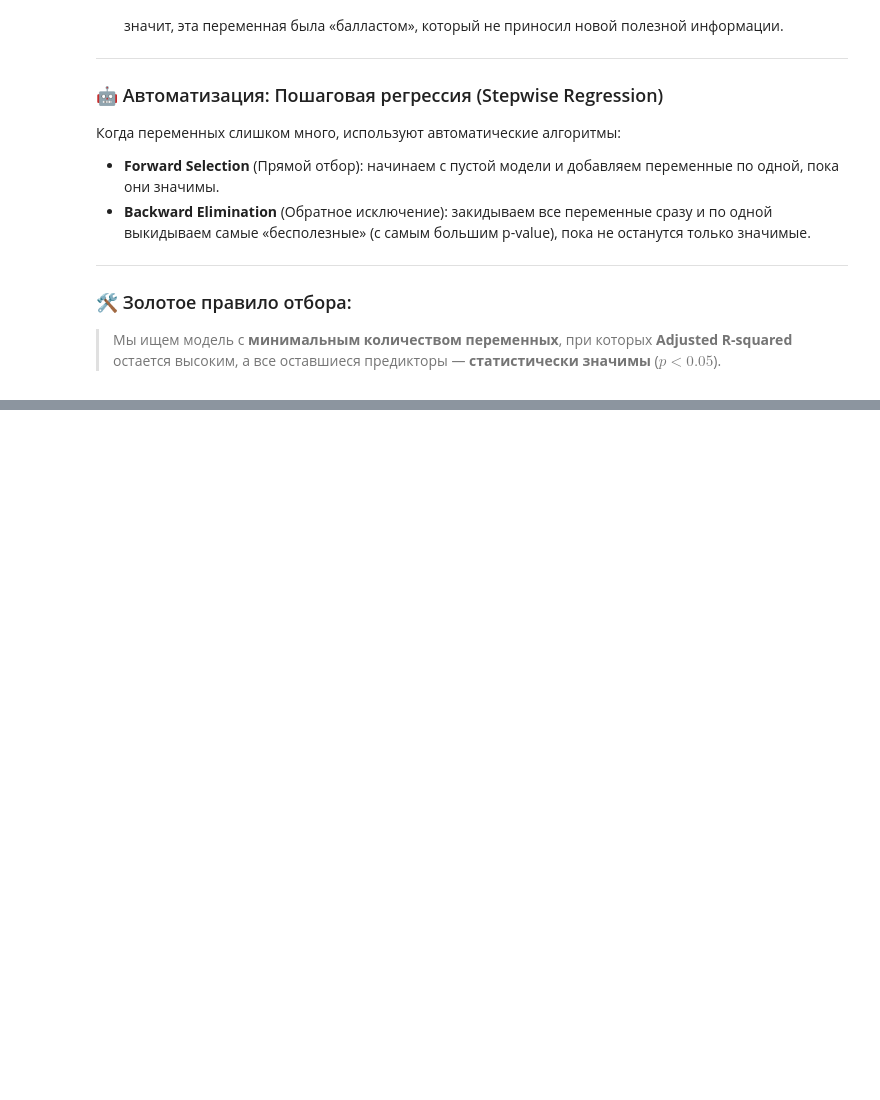
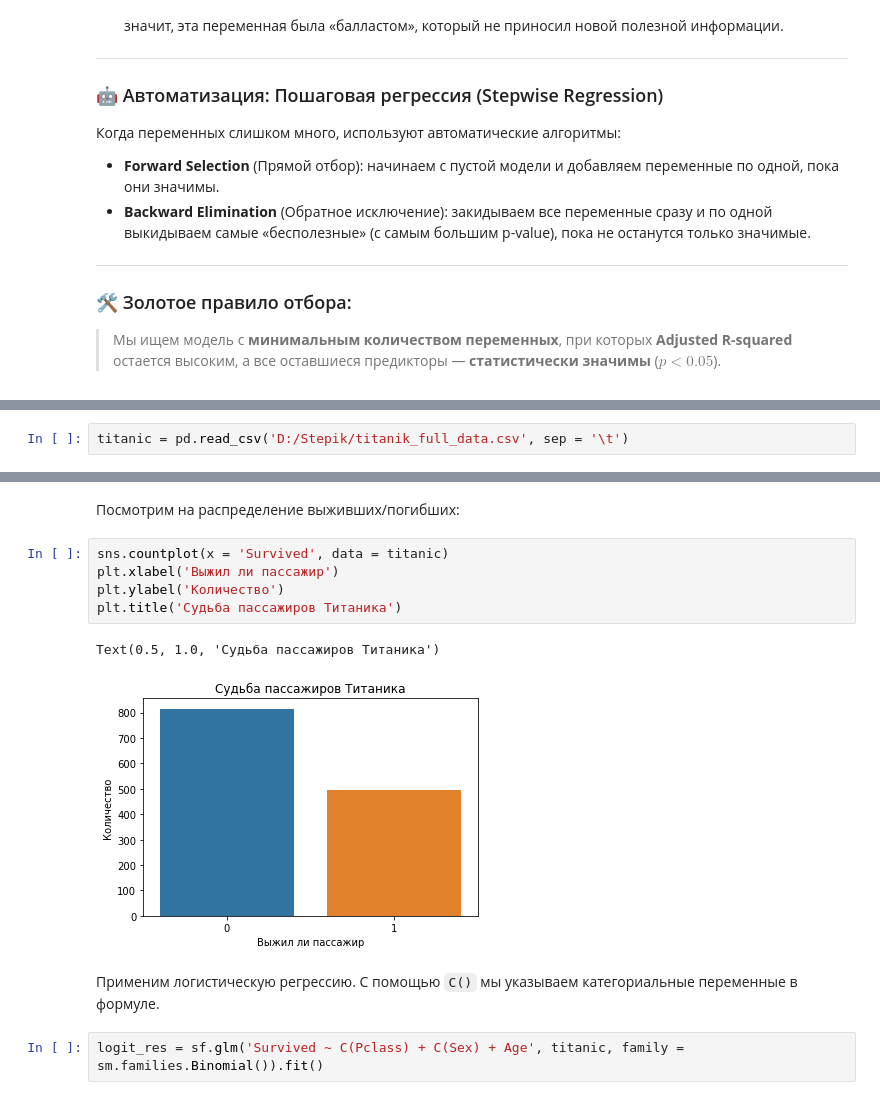
Before and after one commit to Arsenii-S7/Stats_Learning, a Jupyter notebook: Statistics.ipynb, the cells around one changed output, grey strips where cells are left out. Cells and saved outputs as stored; diff of their text form; blank space fills up the shorter version.

```diff
--- a/Statistics.ipynb
+++ b/Statistics.ipynb
@@ -3011,0 +3075,2 @@ Covariance Type:            nonrobust
+# %%
+titanic = pd.read_csv('D:/Stepik/titanik_full_data.csv', sep = '\t')
@@ -3011,0 +3093,14 @@ Covariance Type:            nonrobust
+# %% [markdown]
+Посмотрим на распределение выживших/погибших:
+# %%
+sns.countplot(x = 'Survived', data = titanic)
+plt.xlabel('Выжил ли пассажир')
+plt.ylabel('Количество')
+plt.title('Судьба пассажиров Титаника')
+# %% [output]
+Text(0.5, 1.0, 'Судьба пассажиров Титаника')
+[figure, added]
+# %% [markdown]
+Применим логистическую регрессию. С помощью `С()` мы указываем категориальные переменные в формуле.
+# %%
+logit_res = sf.glm('Survived ~ C(Pclass) + C(Sex) + Age', titanic, family = sm.families.Binomial()).fit()
```
Also changed, not shown: parts of 97 cells of this notebook.
